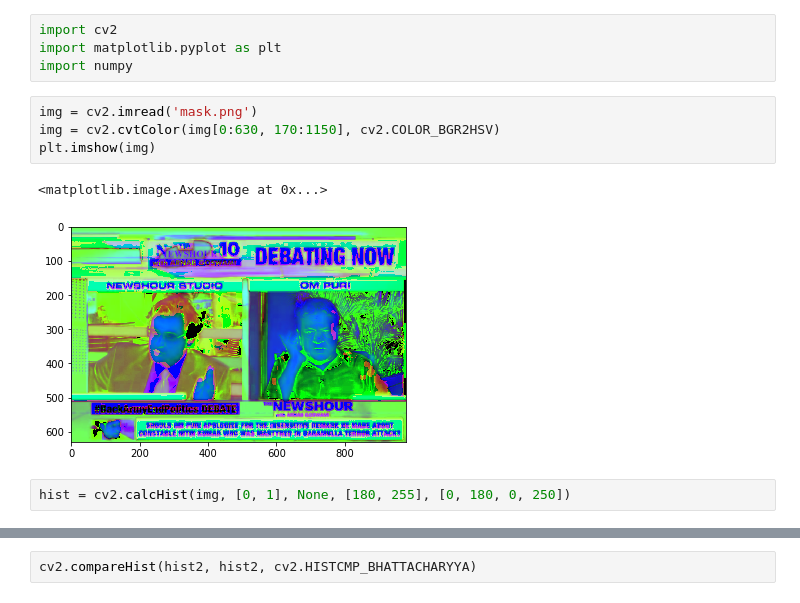
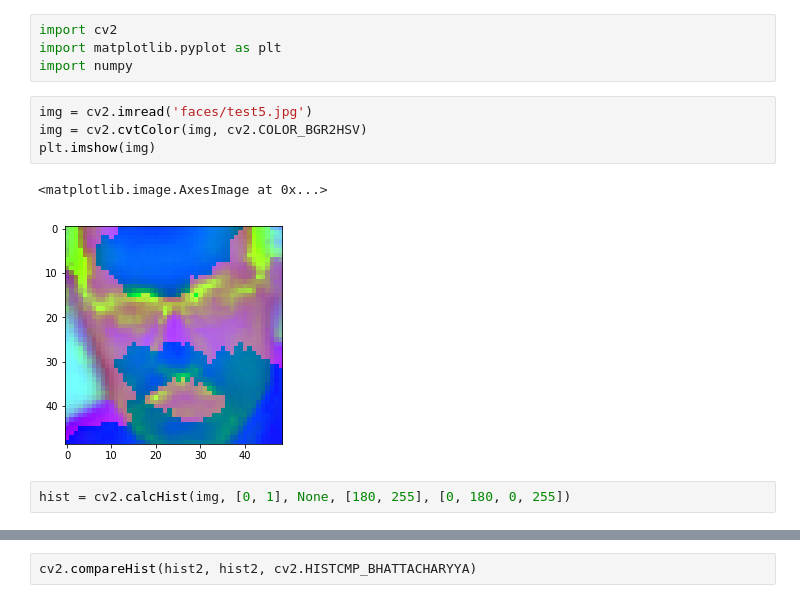
Before and after one commit to s-arpit007/BTP, a Jupyter notebook: Bhattacharyya_Coeff..ipynb, the cells around one changed output, grey strips where cells are left out. Saved outputs shown, nothing was run; the diff lists cells and outputs as text.

```diff
--- a/Bhattacharyya_Coeff..ipynb
+++ b/Bhattacharyya_Coeff..ipynb
@@ -3,14 +3,14 @@ import cv2
 import matplotlib.pyplot as plt
 import numpy
 # %%
-img = cv2.imread('mask.png')
-img = cv2.cvtColor(img[0:630, 170:1150], cv2.COLOR_BGR2HSV)
+img = cv2.imread('faces/test5.jpg')
+img = cv2.cvtColor(img, cv2.COLOR_BGR2HSV)
 plt.imshow(img)
 # %% [output]
 <matplotlib.image.AxesImage at 0x...>
-[figure, old version]
+[figure, new version]
 # %%
-hist = cv2.calcHist(img, [0, 1], None, [180, 255], [0, 180, 0, 250])
+hist = cv2.calcHist(img, [0, 1], None, [180, 255], [0, 180, 0, 255])
 # %%
 cv2.normalize(hist, hist, 0, 255, cv2.NORM_MINMAX)
 plt.imshow(hist)
```
Also changed, not shown: parts of 8 cells of this notebook, 2 other files.
